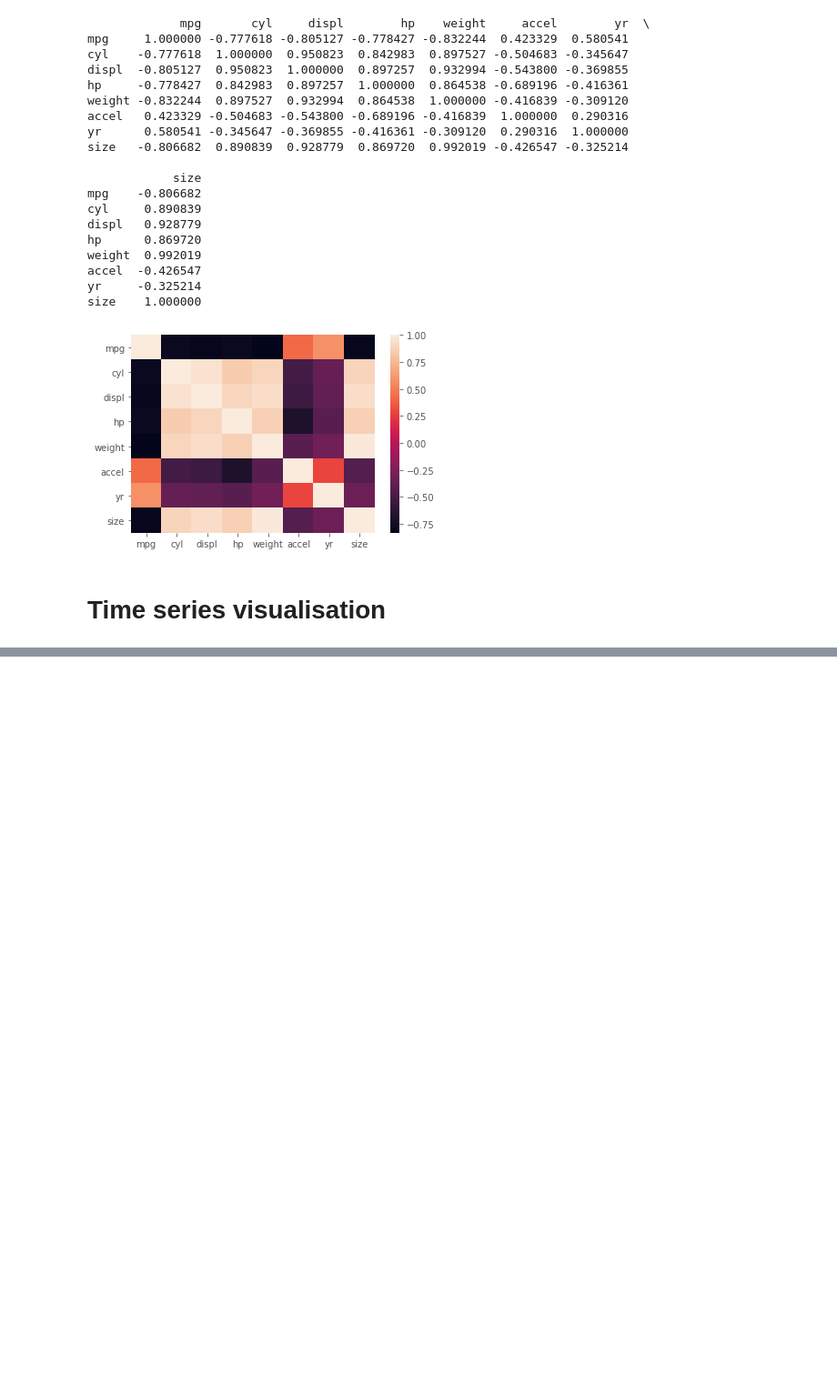
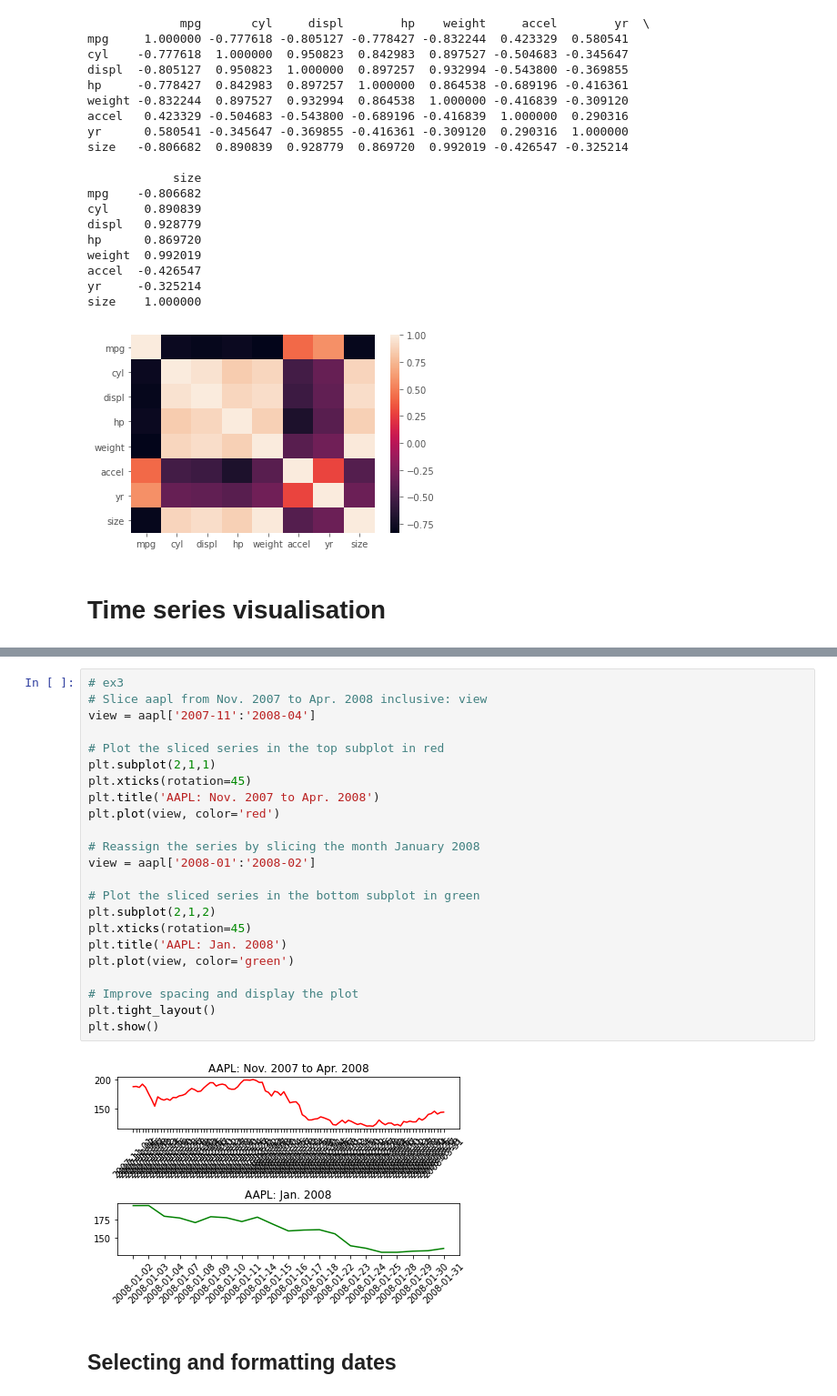
Before and after one commit to szintakacseva/share_notebooks, a Jupyter notebook: Visualisation_in_Python.ipynb, the cells around one changed output, grey strips where cells are left out. Shown at 91% size. Saved outputs shown, nothing was run; the diff lists cells and outputs as text; blank space fills up the shorter version.

```diff
--- a/Visualisation_in_Python.ipynb
+++ b/Visualisation_in_Python.ipynb
@@ -664,0 +763,27 @@ size    1.000000
+# %%
+# ex3
+# Slice aapl from Nov. 2007 to Apr. 2008 inclusive: view
+view = aapl['2007-11':'2008-04']
+
+# Plot the sliced series in the top subplot in red
+plt.subplot(2,1,1)
+plt.xticks(rotation=45)
+plt.title('AAPL: Nov. 2007 to Apr. 2008')
+plt.plot(view, color='red')
+
+# Reassign the series by slicing the month January 2008
+view = aapl['2008-01':'2008-02']
+
+# Plot the sliced series in the bottom subplot in green
+plt.subplot(2,1,2)
+plt.xticks(rotation=45)
+plt.title('AAPL: Jan. 2008')
+plt.plot(view, color='green')
+
+# Improve spacing and display the plot
+plt.tight_layout()
+plt.show()
+# %% [output]
+[figure, added]
+# %% [markdown]
+## Selecting and formatting dates
```
Also changed, not shown: parts of 16 cells of this notebook, 7 other files.
